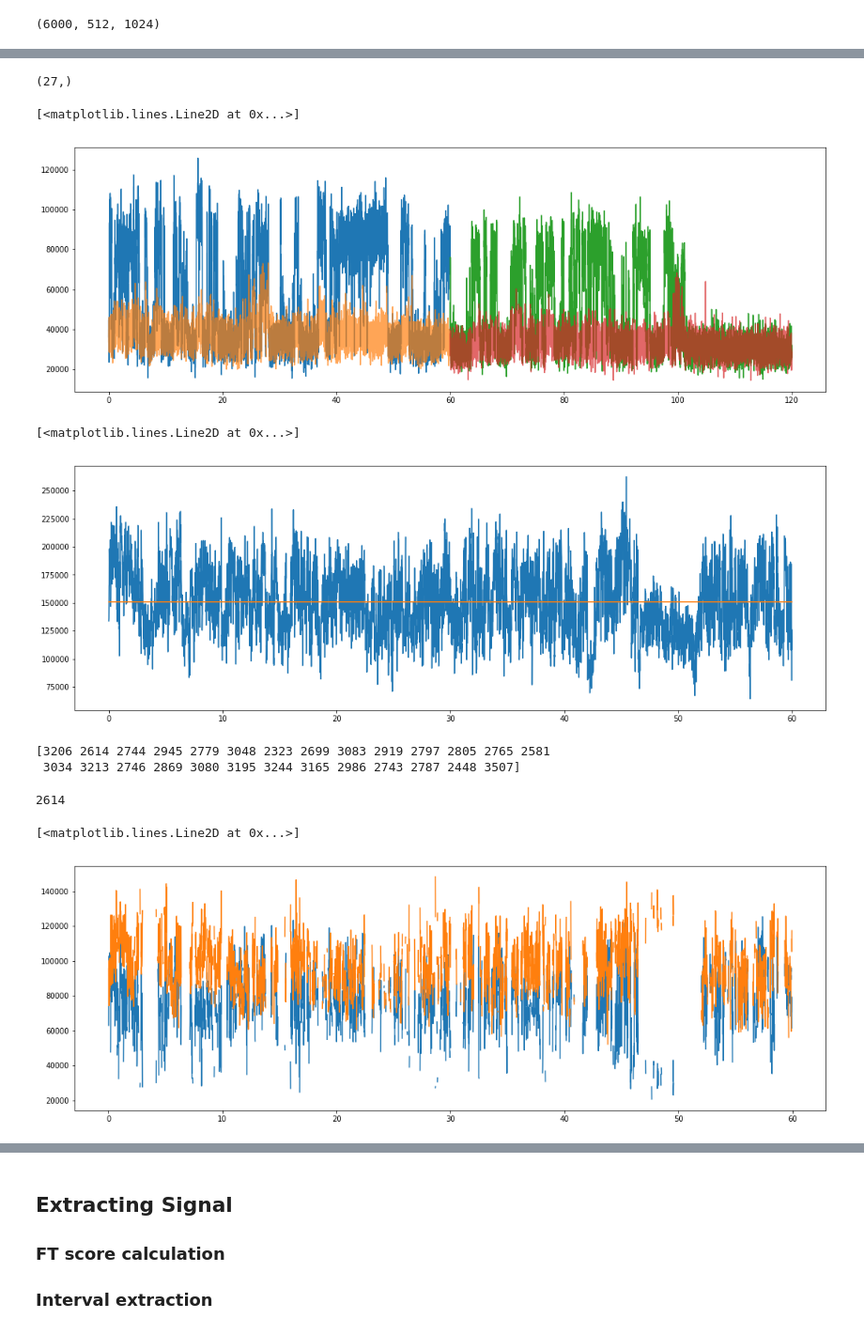
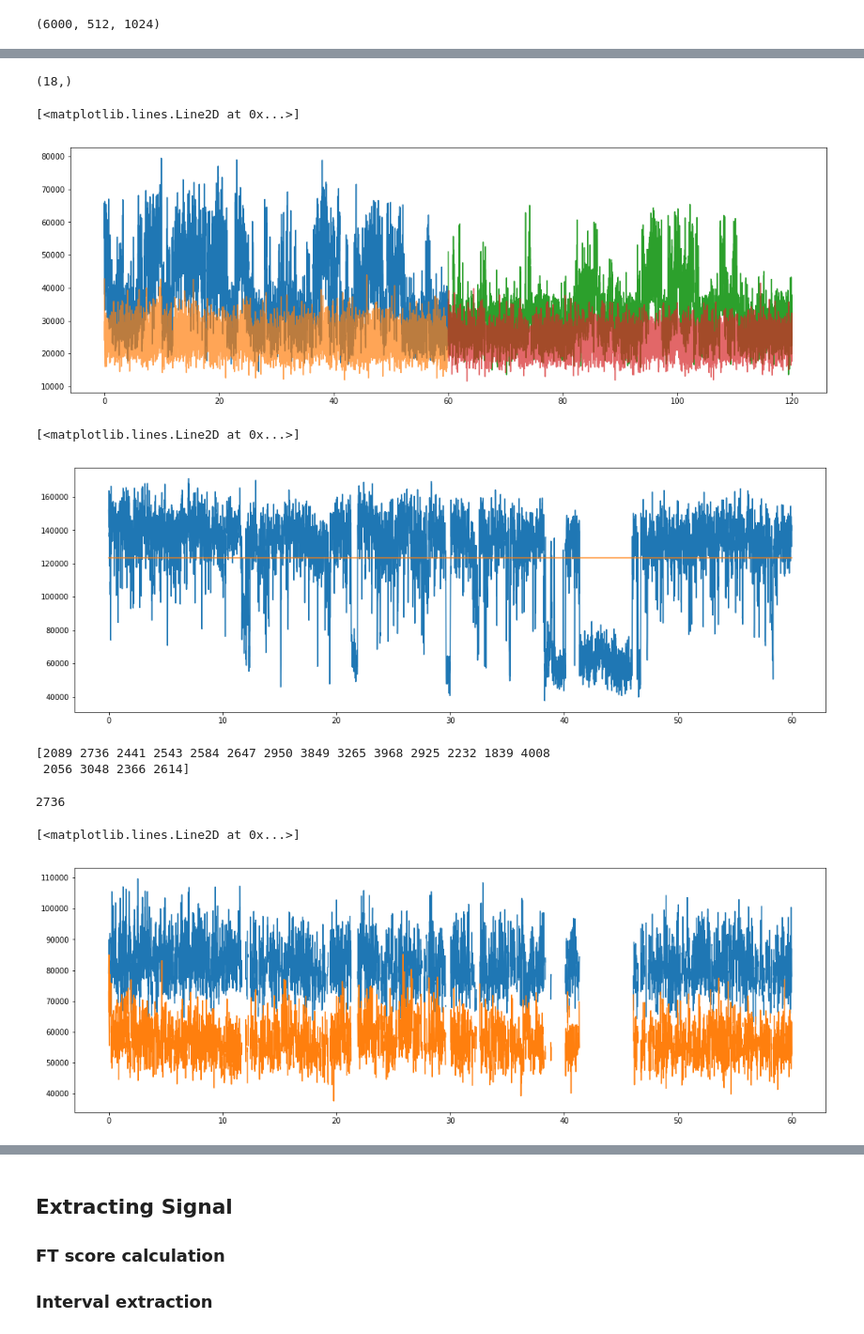
Before and after one commit to p-serna/Nanorods, a Jupyter notebook: Main_Nanords - Functionalised.ipynb, the cells around one changed output, grey strips where cells are left out. Shown at 94% size. Cells and saved outputs as stored; diff of their text form; code cells hidden in the pictures.

```diff
--- a/Main_Nanords - Functionalised.ipynb
+++ b/Main_Nanords - Functionalised.ipynb
@@ -33,10 +33,10 @@ visualization(movie)
 # %%
 if windows:
     folder = r"C:\Users\ludwig\data\NR sample files\18_11_29_pd23_11_div6_WIS_NR-BeRST\image files"
-    fname = r"\wave\cell1_1.tif"
-    fwave = r"\wave\cell1_1.tif"
-    fctrl = r"\control\cell1_2.tif"
-    file_Berst='\cell1_BeRST.tif'
+    fname = r"\wave\cell4_7.tif"
+    fwave = r"\wave\cell4_7.tif"
+    fctrl = r"\control\cell4_8.tif"
+    file_Berst='\cell4_BeRST.tif'
     foldercalib = "\EMCCD-CMOS calib\\"
 else:
     folder = '/mnt/data/Anastasia/sample folder with NR data/image files/'
@@ -405,18 +399,18 @@ Signal_2ch_ctrl = Signal_ctrl[:,0:NROI] + Signal_ctrl[:,NROI:]
 shape(ROI_sel)
 #print(NROI)
 # %% [output]
-(27,)
+(18,)
 # %%
-temp=randint(27)
+temp=randint(ROI_sel.shape[0])
 figure(figsize=(18,6))
 plot(arange(6000)*0.01,Signal_wave[:,temp])
-plot(arange(6000)*0.01,Signal_wave[:,temp+27], alpha=.7)
+plot(arange(6000)*0.01,Signal_wave[:,temp+ROI_sel.shape[0]], alpha=.7)
 
 plot(arange(6000)*0.01+60,Signal_ctrl[:,temp])
-plot(arange(6000)*0.01+60,Signal_ctrl[:,temp+27], alpha=.7)
+plot(arange(6000)*0.01+60,Signal_ctrl[:,temp+ROI_sel.shape[0]], alpha=.7)
 # %% [output]
 [<matplotlib.lines.Line2D at 0x...>]
-[figure, old version]
+[figure, new version]
 # %%
 from scipy.optimize import minimize
 
@@ -459,17 +453,17 @@ plot(arange(6000)*0.01,Signal_2ch_wave[:,temp])
 plot(arange(6000)*0.01, arange(6000)*0+threshold_2ch_wave[temp])
 # %% [output]
 [<matplotlib.lines.Line2D at 0x...>]
-[figure, old version]
+[figure, new version]
 # %%
 OnState_wave=Signal_2ch_wave<=threshold_2ch_wave
 print(OnState_wave.sum(axis=0))
 # %% [output]
-[3206 2614 2744 2945 2779 3048 2323 2699 3083 2919 2797 2805 2765 2581
- 3034 3213 2746 2869 3080 3195 3244 3165 2986 2743 2787 2448 3507]
+[2089 2736 2441 2543 2584 2647 2950 3849 3265 3968 2925 2232 1839 4008
+ 2056 3048 2366 2614]
 # %%
 print(sum(Signal_2ch_wave[:,1]<threshold_2ch_wave[1]))
 # %% [output]
-2614
+2736
 # %%
 OnState_wave=Signal_2ch_wave<=threshold_2ch_wave
 Signal_2ch_OnState_wave=Signal_2ch_wave*1
@@ -482,10 +476,10 @@ Signal_OnState_wave[OnState_wave_2]=nan;
 # %%
 figure(figsize=(18,6))
 plot(arange(6000)*0.01,Signal_OnState_wave[:,temp])
-plot(arange(6000)*0.01,Signal_OnState_wave[:,temp+27])
+plot(arange(6000)*0.01,Signal_OnState_wave[:,temp+ROI_sel.shape[0]])
 # %% [output]
 [<matplotlib.lines.Line2D at 0x...>]
-[figure, old version]
+[figure, new version]
 # %%
 OnState_ctrl=Signal_2ch_ctrl<=threshold_2ch_ctrl
 Signal_2ch_OnState_ctrl=Signal_2ch_ctrl*1
```
Also changed, not shown: parts of 23 cells of this notebook.
